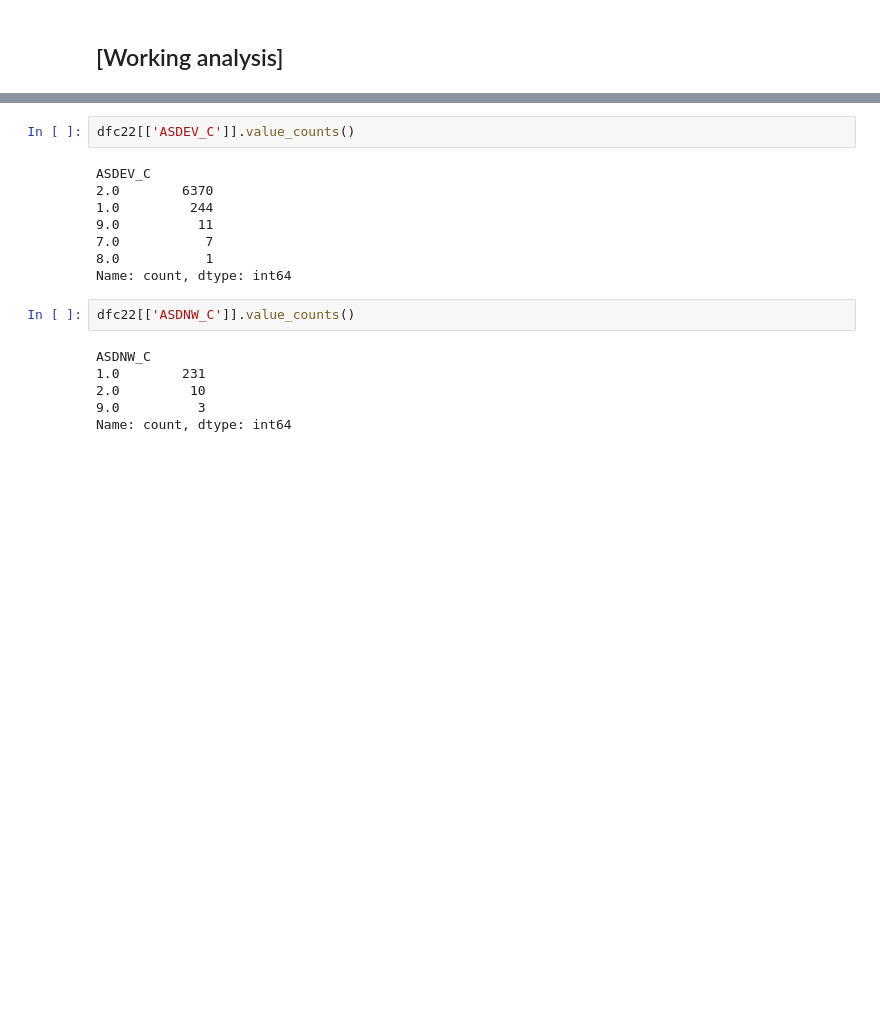
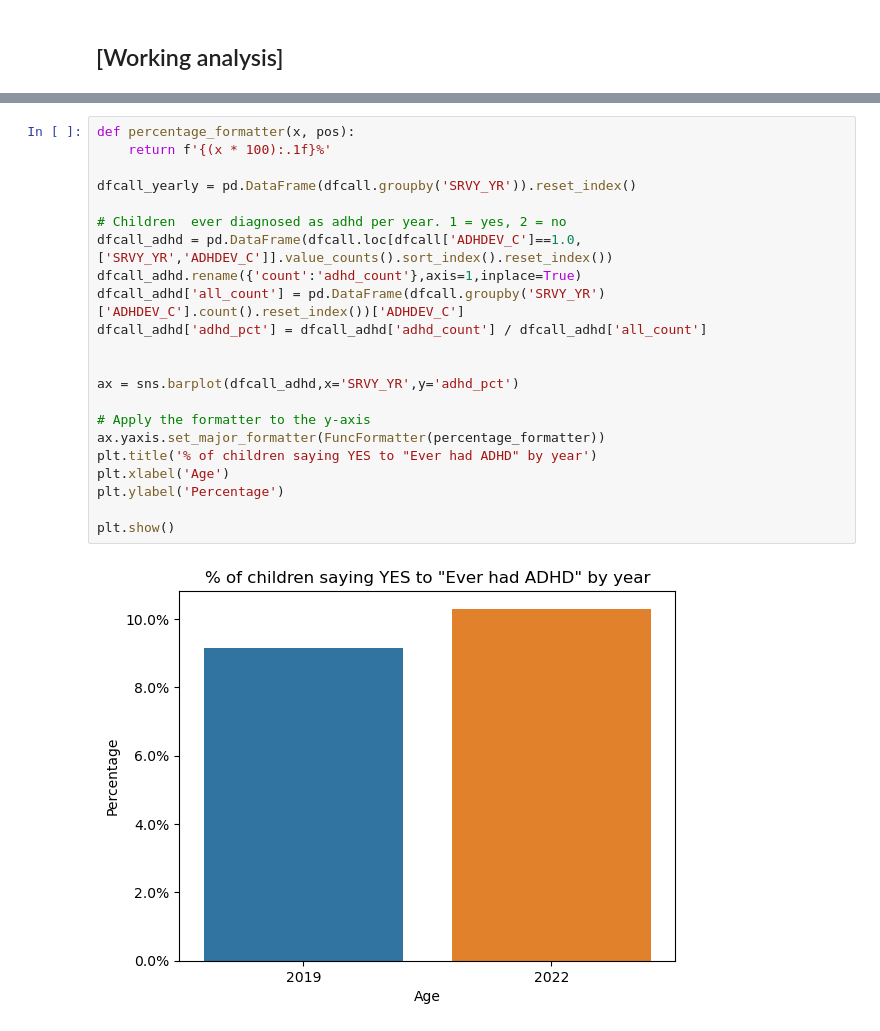
Before and after one commit to kiroah/neurodiversity, a Jupyter notebook: NHIS/NHIS.ipynb, the cells around one changed output, grey strips where cells are left out. Saved outputs shown, nothing was run; the diff lists cells and outputs as text; blank space fills up the shorter version.

```diff
--- a/NHIS/NHIS.ipynb
+++ b/NHIS/NHIS.ipynb
@@ -143,18 +211,24 @@ There seems to be different set of questions from:
 # %%
-dfc22[['ASDEV_C']].value_counts()
+def percentage_formatter(x, pos):
+    return f'{(x * 100):.1f}%'
+
+dfcall_yearly = pd.DataFrame(dfcall.groupby('SRVY_YR')).reset_index()
+
+# Children  ever diagnosed as adhd per year. 1 = yes, 2 = no
+dfcall_adhd = pd.DataFrame(dfcall.loc[dfcall['ADHDEV_C']==1.0,['SRVY_YR','ADHDEV_C']].value_counts().sort_index().reset_index())
+dfcall_adhd.rename({'count':'adhd_count'},axis=1,inplace=True)
+dfcall_adhd['all_count'] = pd.DataFrame(dfcall.groupby('SRVY_YR')['ADHDEV_C'].count().reset_index())['ADHDEV_C']
+dfcall_adhd['adhd_pct'] = dfcall_adhd['adhd_count'] / dfcall_adhd['all_count']
+
+
+ax = sns.barplot(dfcall_adhd,x='SRVY_YR',y='adhd_pct')
+
+# Apply the formatter to the y-axis
+ax.yaxis.set_major_formatter(FuncFormatter(percentage_formatter))
+plt.title('% of children saying YES to "Ever had ADHD" by year')
+plt.xlabel('Age')
+plt.ylabel('Percentage')
+
+plt.show()
 # %% [output]
-ASDEV_C
-2.0        6370
-1.0         244
-9.0          11
-7.0           7
-8.0           1
-Name: count, dtype: int64
+[figure, added]
-# %%
-dfc22[['ASDNW_C']].value_counts()
-# %% [output]
-ASDNW_C
-1.0        231
-2.0         10
-9.0          3
-Name: count, dtype: int64
```
Also changed, not shown: parts of 18 cells of this notebook, 11 other files.
